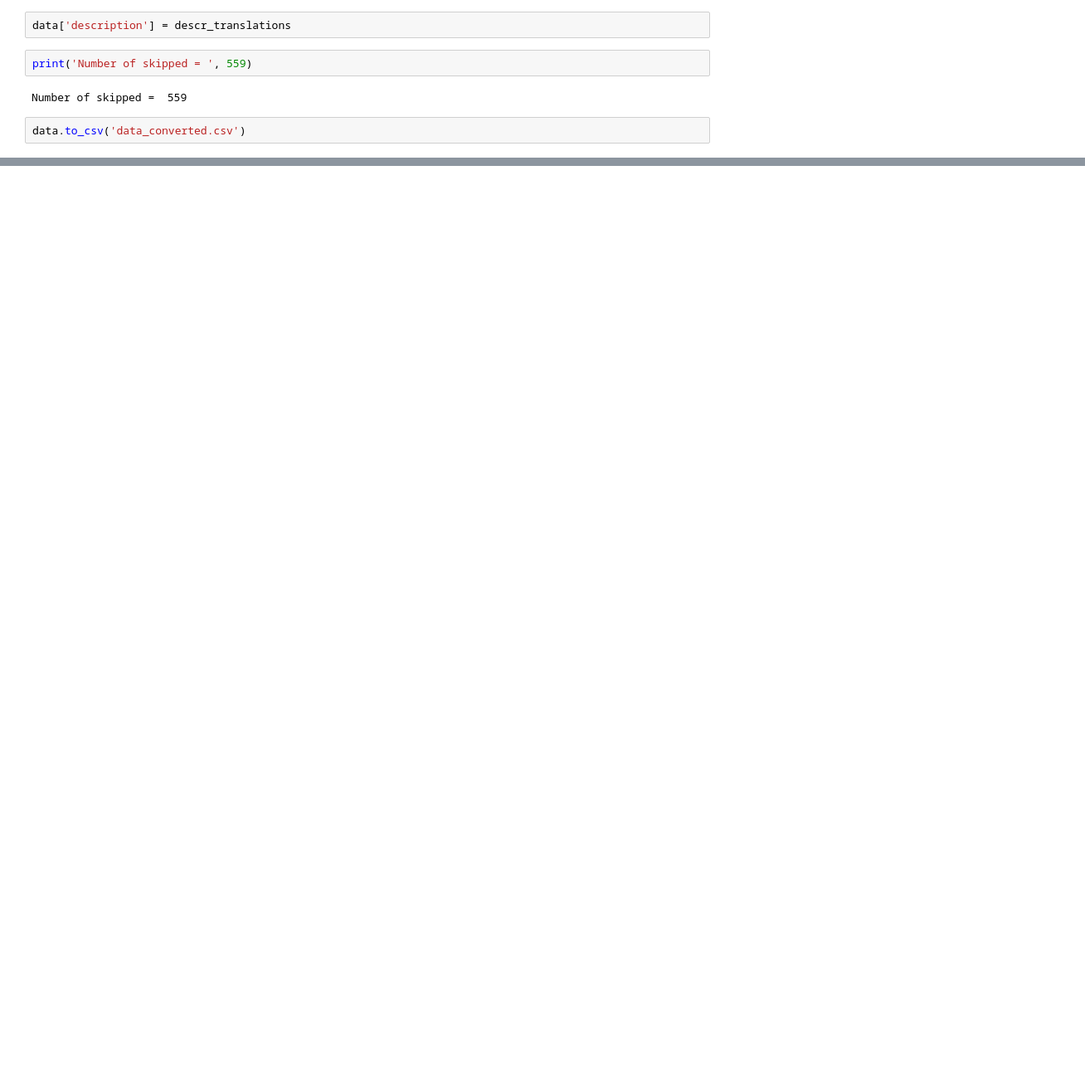
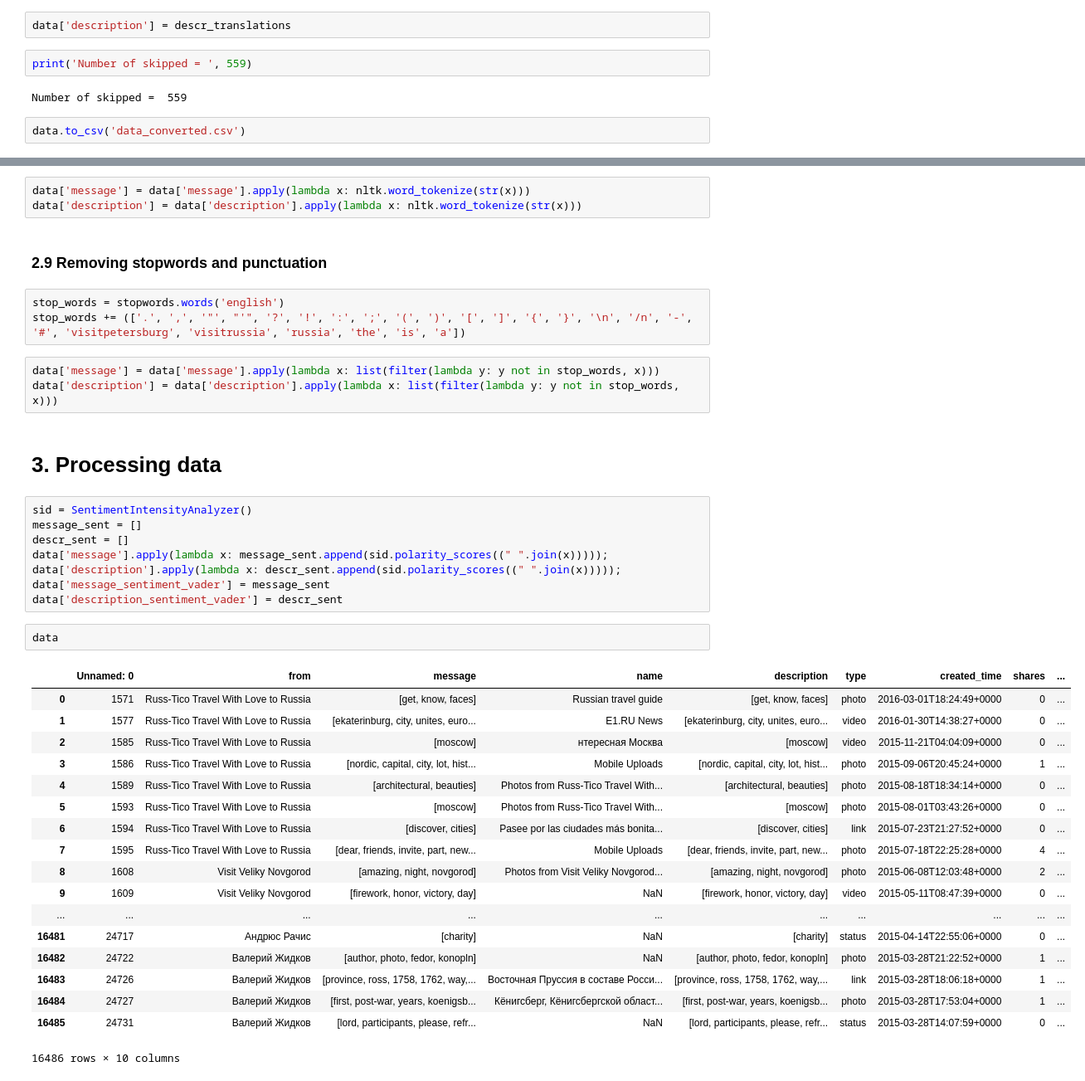
Before and after one commit to dbulgakov/ML-Russia-Tourism, a Jupyter notebook: Tourism analysis.ipynb, the cells around one changed output, grey strips where cells are left out. Shown at 83% size. Saved outputs shown, nothing was run; the diff lists cells and outputs as text; blank space fills up the shorter version.

```diff
--- a/Tourism analysis.ipynb
+++ b/Tourism analysis.ipynb
@@ -187,0 +196,42 @@ data.to_csv('data_converted.csv')
+# %%
+data['message'] = data['message'].apply(lambda x: nltk.word_tokenize(str(x)))
+data['description'] = data['description'].apply(lambda x: nltk.word_tokenize(str(x)))
+# %% [markdown]
+### 2.9 Removing stopwords and punctuation
+# %%
+stop_words = stopwords.words('english')
+stop_words += (['.', ',', '"', "'", '?', '!', ':', ';', '(', ')', '[', ']', '{', '}', '\n', '/n', '-', '#', 'visitpetersburg', 'visitrussia', 'russia', 'the', 'is', 'a'])
+# %%
+data['message'] = data['message'].apply(lambda x: list(filter(lambda y: y not in stop_words, x)))
+data['description'] = data['description'].apply(lambda x: list(filter(lambda y: y not in stop_words, x)))
+# %% [markdown]
+# 3. Processing data
+# %%
+sid = SentimentIntensityAnalyzer()
+message_sent = []
+descr_sent = []
+data['message'].apply(lambda x: message_sent.append(sid.polarity_scores((" ".join(x)))));
+data['description'].apply(lambda x: descr_sent.append(sid.polarity_scores((" ".join(x)))));
+data['message_sentiment_vader'] = message_sent
+data['description_sentiment_vader'] = descr_sent
+# %%
+data
+# %% [output]
+|  | Unnamed: 0 | from | message | name | description | type | created_time | shares | ... |
+| 0 | 1571 | Russ-Tico Travel With Love to Russia | [get, know, faces] | Russian travel guide | [get, know, faces] | photo | 2016-03-01T18:24:49+0000 | 0 | ... |
+| 1 | 1577 | Russ-Tico Travel With Love to Russia | [ekaterinburg, city, unites, euro... | E1.RU News | [ekaterinburg, city, unites, euro... | video | 2016-01-30T14:38:27+0000 | 0 | ... |
+| 2 | 1585 | Russ-Tico Travel With Love to Russia | [moscow] | нтересная Москва | [moscow] | video | 2015-11-21T04:04:09+0000 | 0 | ... |
+| 3 | 1586 | Russ-Tico Travel With Love to Russia | [nordic, capital, city, lot, hist... | Mobile Uploads | [nordic, capital, city, lot, hist... | photo | 2015-09-06T20:45:24+0000 | 1 | ... |
+| 4 | 1589 | Russ-Tico Travel With Love to Russia | [architectural, beauties] | Photos from Russ-Tico Travel With... | [architectural, beauties] | photo | 2015-08-18T18:34:14+0000 | 0 | ... |
+| 5 | 1593 | Russ-Tico Travel With Love to Russia | [moscow] | Photos from Russ-Tico Travel With... | [moscow] | photo | 2015-08-01T03:43:26+0000 | 0 | ... |
+| 6 | 1594 | Russ-Tico Travel With Love to Russia | [discover, cities] | Pasee por las ciudades más bonita... | [discover, cities] | link | 2015-07-23T21:27:52+0000 | 0 | ... |
+| 7 | 1595 | Russ-Tico Travel With Love to Russia | [dear, friends, invite, part, new... | Mobile Uploads | [dear, friends, invite, part, new... | photo | 2015-07-18T22:25:28+0000 | 4 | ... |
+| 8 | 1608 | Visit Veliky Novgorod | [amazing, night, novgorod] | Photos from Visit Veliky Novgorod... | [amazing, night, novgorod] | photo | 2015-06-08T12:03:48+0000 | 2 | ... |
+| 9 | 1609 | Visit Veliky Novgorod | [firework, honor, victory, day] | NaN | [firework, honor, victory, day] | video | 2015-05-11T08:47:39+0000 | 0 | ... |
+| ... | ... | ... | ... | ... | ... | ... | ... | ... | ... |
+| 16481 | 24717 | Андрюс Рачис | [charity] | NaN | [charity] | status | 2015-04-14T22:55:06+0000 | 0 | ... |
+| 16482 | 24722 | Валерий Жидков | [author, photo, fedor, konopln] | NaN | [author, photo, fedor, konopln] | photo | 2015-03-28T21:22:52+0000 | 1 | ... |
+| 16483 | 24726 | Валерий Жидков | [province, ross, 1758, 1762, way,... | Восточная Пруссия в составе Росси... | [province, ross, 1758, 1762, way,... | link | 2015-03-28T18:06:18+0000 | 1 | ... |
+| 16484 | 24727 | Валерий Жидков | [first, post-war, years, koenigsb... | Кёнигсберг, Кёнигсбергской област... | [first, post-war, years, koenigsb... | photo | 2015-03-28T17:53:04+0000 | 1 | ... |
+| 16485 | 24731 | Валерий Жидков | [lord, participants, please, refr... | NaN | [lord, participants, please, refr... | status | 2015-03-28T14:07:59+0000 | 0 | ... |
+16486 rows × 10 columns
```
Also changed, not shown: parts of 17 cells of this notebook, 1 other file.
